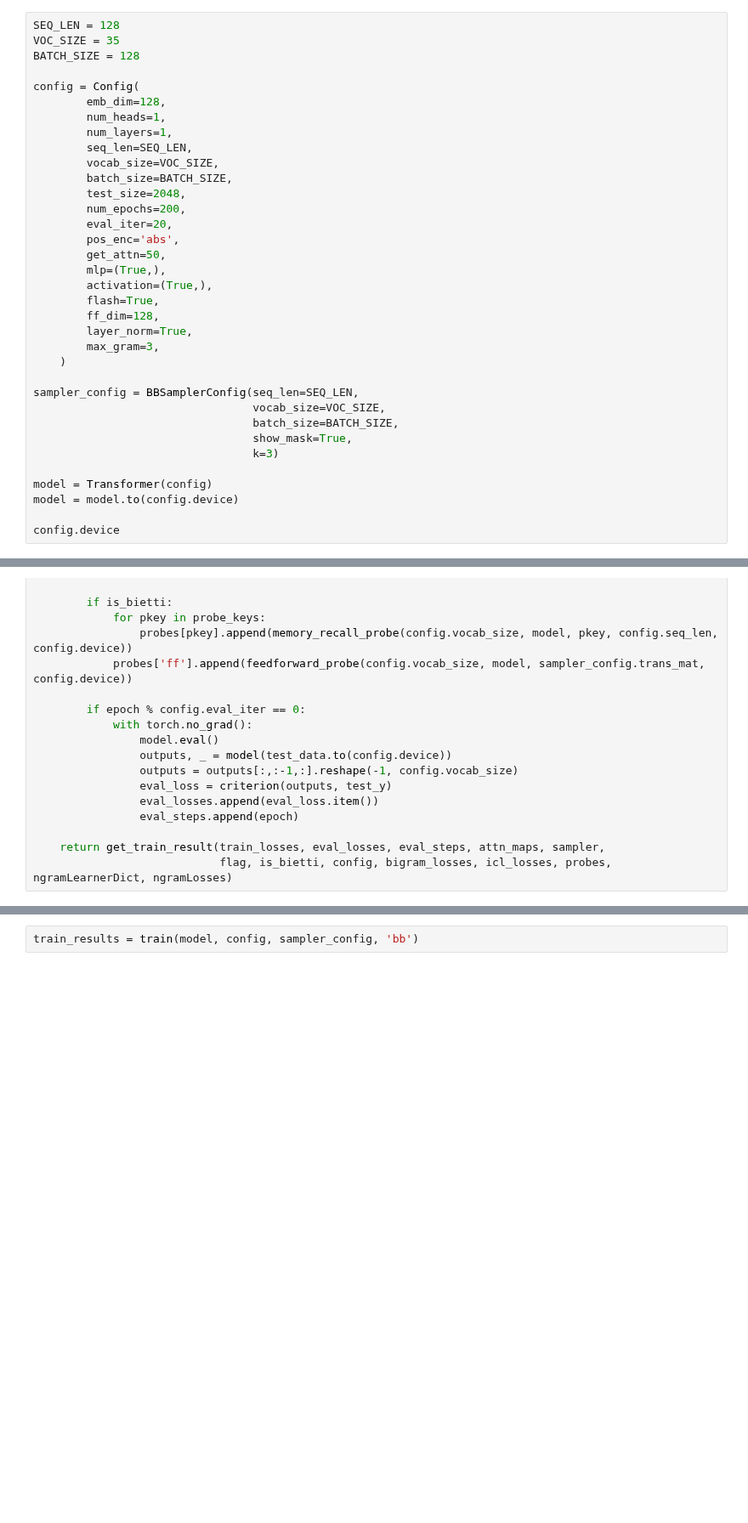
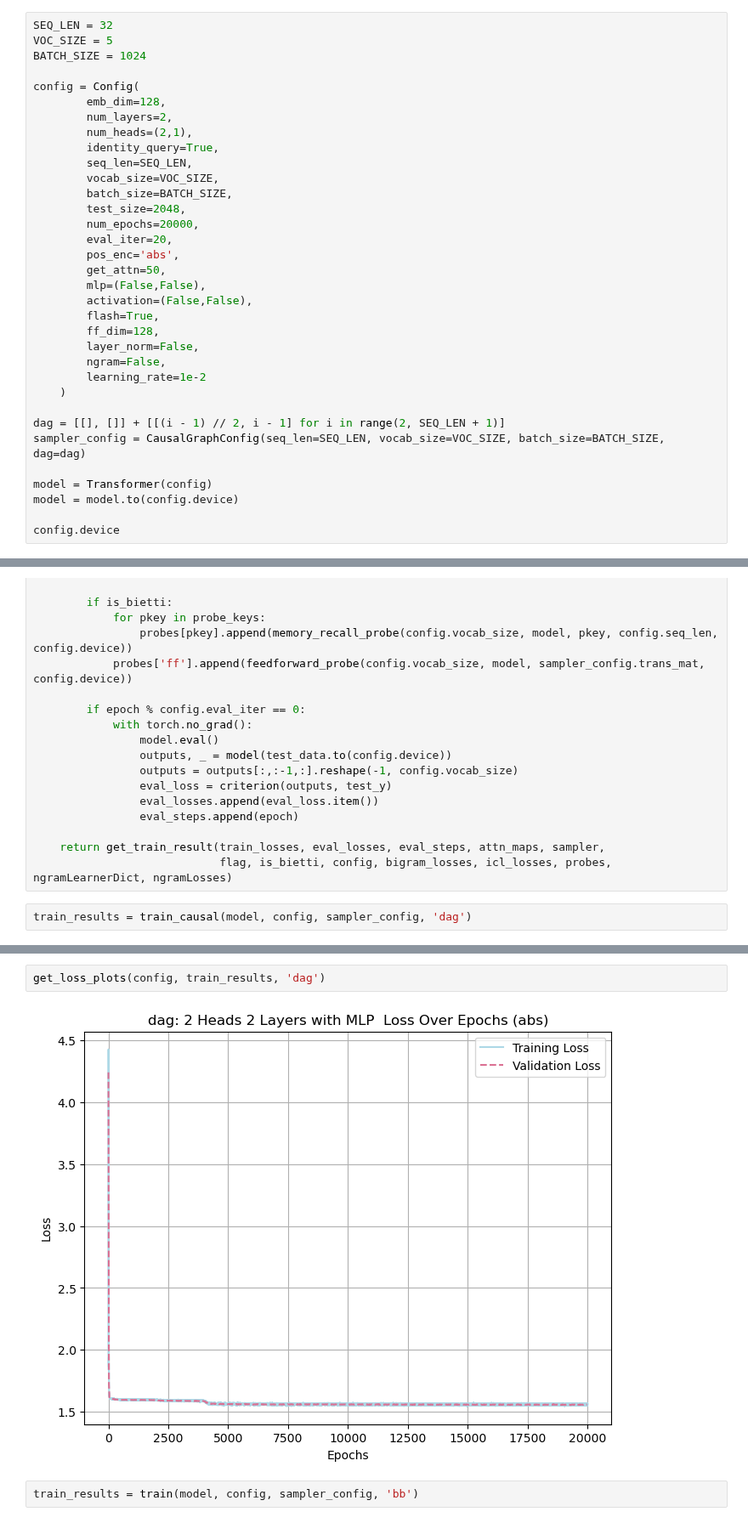
Before and after one commit to ezyhdxm/ICL, a Jupyter notebook: markov_attn.ipynb, the cells around one changed output, grey strips where cells are left out. Shown at 85% size. Cells and saved outputs as stored; diff of their text form; blank space fills up the shorter version.

```diff
--- a/markov_attn.ipynb
+++ b/markov_attn.ipynb
@@ -173,35 +175,34 @@ class Transformer(nn.Module):
             return logits, self.atten_maps
         return logits
 # %%
-SEQ_LEN = 128
-VOC_SIZE = 35
-BATCH_SIZE = 128
+SEQ_LEN = 32
+VOC_SIZE = 5
+BATCH_SIZE = 1024
 
 config = Config(
         emb_dim=128,
-        num_heads=1,
-        num_layers=1,
+        num_layers=2,
+        num_heads=(2,1),
+        identity_query=True,
         seq_len=SEQ_LEN,
         vocab_size=VOC_SIZE,
         batch_size=BATCH_SIZE,
         test_size=2048,
-        num_epochs=200,
+        num_epochs=20000,
         eval_iter=20,
         pos_enc='abs',
         get_attn=50,
-        mlp=(True,),
-        activation=(True,),
+        mlp=(False,False),
+        activation=(False,False),
         flash=True,
         ff_dim=128,
-        layer_norm=True,
-        max_gram=3,
+        layer_norm=False,
+        ngram=False,
+        learning_rate=1e-2
     )
 
-sampler_config = BBSamplerConfig(seq_len=SEQ_LEN,
-                                 vocab_size=VOC_SIZE,
-                                 batch_size=BATCH_SIZE,
-                                 show_mask=True,
-                                 k=3)
+dag = [[], []] + [[(i - 1) // 2, i - 1] for i in range(2, SEQ_LEN + 1)]
+sampler_config = CausalGraphConfig(seq_len=SEQ_LEN, vocab_size=VOC_SIZE, batch_size=BATCH_SIZE, dag=dag)
 
 model = Transformer(config)
 model = model.to(config.device)
@@ -378,3 +312,5 @@ def train(model, config, sampler_config, task_name):
 
     return get_train_result(train_losses, eval_losses, eval_steps, attn_maps, sampler,
                             flag, is_bietti, config, bigram_losses, icl_losses, probes, ngramLearnerDict, ngramLosses)
+# %%
+train_results = train_causal(model, config, sampler_config, 'dag')
@@ -381,3 +337,7 @@ def train(model, config, sampler_config, task_name):
+# %%
+get_loss_plots(config, train_results, 'dag')
+# %% [output]
+[figure, added]
 # %%
 train_results = train(model, config, sampler_config, 'bb')
 # %%
```
Also changed, not shown: parts of 9 cells of this notebook, 8 other files.
